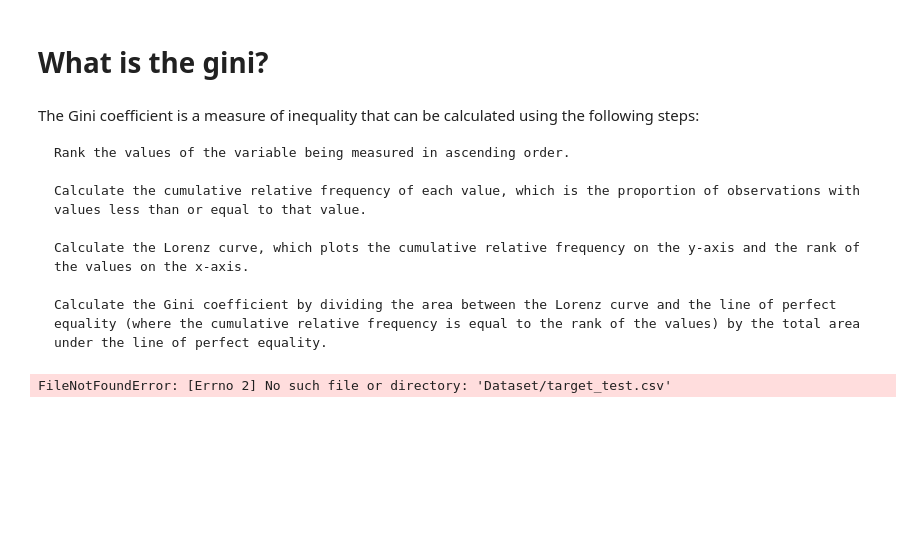
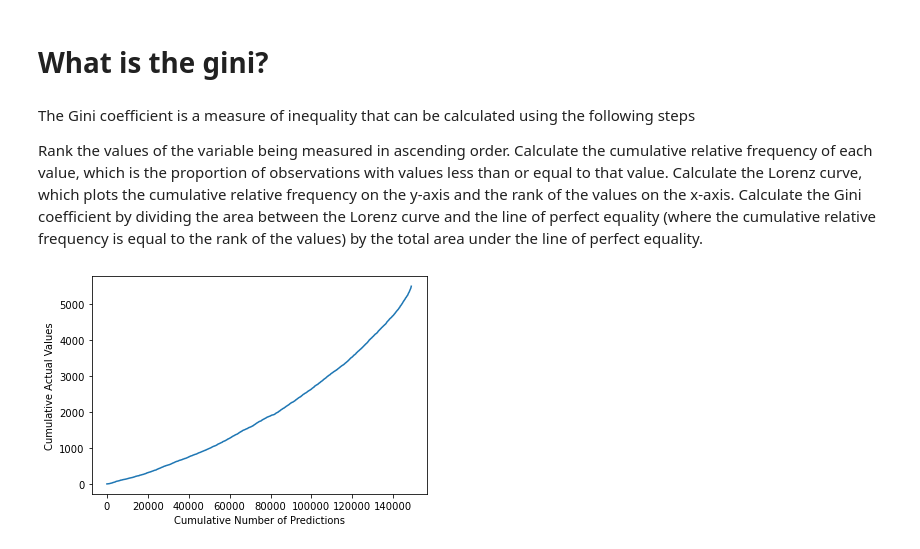
Before and after one commit to TBlainUoB/DST_Assessment1, a Jupyter notebook: Report/07- Evaluation.ipynb, the cells around one changed output. Cells and saved outputs as stored; diff of their text form; code cells hidden in the pictures; blank space fills up the shorter version.

Commit message:
added boosting results

```diff
--- a/Report/07- Evaluation.ipynb
+++ b/Report/07- Evaluation.ipynb
@@ -22,15 +26,12 @@ def gini(y_true, y_prob):
 # %% [markdown]
 # What is the gini?
 # %% [markdown]
-The Gini coefficient is a measure of inequality that can be calculated using the following steps:
+The Gini coefficient is a measure of inequality that can be calculated using the following steps
 
-    Rank the values of the variable being measured in ascending order.
-
-    Calculate the cumulative relative frequency of each value, which is the proportion of observations with values less than or equal to that value.
-
-    Calculate the Lorenz curve, which plots the cumulative relative frequency on the y-axis and the rank of the values on the x-axis.
-
-    Calculate the Gini coefficient by dividing the area between the Lorenz curve and the line of perfect equality (where the cumulative relative frequency is equal to the rank of the values) by the total area under the line of perfect equality.
+Rank the values of the variable being measured in ascending order.
+Calculate the cumulative relative frequency of each value, which is the proportion of observations with values less than or equal to that value.
+Calculate the Lorenz curve, which plots the cumulative relative frequency on the y-axis and the rank of the values on the x-axis.
+Calculate the Gini coefficient by dividing the area between the Lorenz curve and the line of perfect equality (where the cumulative relative frequency is equal to the rank of the values) by the total area under the line of perfect equality.
 # %%
 import matplotlib.pyplot as plt
 import pandas as pd
@@ -37,28 +40,18 @@ import pandas as pd
-# %%
-boosting_preds = pd.read_csv("Results/lgbm_bayesian_opt.csv")['target']
-targets = pd.read_csv("Dataset/target_test.csv")['target']
-
-
-
-# Combine the predictions and target values
-values = list(zip(boosting_preds, targets))
-
-# Sort the values in ascending order
-ranked_values = sorted(values)
-
-# Calculate the cumulative relative frequency
-cumulative_relative_frequency = ranked_values.cumsum() / len(ranked_values)
-# Calculate the normalized Gini coefficient
-
-gini = gini(targets, boosting_preds)
-
-# Create the scatter plot
-plt.scatter(ranked_values, cumulative_relative_frequency)
-
-# Create the line plot
-plt.plot(ranked_values, ranked_values)
-
-# Show the plot
-plt.show()
-# %% [output]
-FileNotFoundError: [Errno 2] No such file or directory: 'Dataset/target_test.csv'
+# %%
+boosting_preds = pd.read_csv("Results/lgbm_bayesian_opt.csv")['target'].values
+targets = pd.read_csv("Dataset/target_test.csv")['target'].values
+
+data = zip(targets, boosting_preds)
+sorted_data = sorted(data, key=lambda d: d[1])
+sorted_actual = [d[0] for d in sorted_data]
+
+# Sum up the actual values
+cumulative_actual = np.cumsum(sorted_actual)
+cumulative_index = np.arange(1, len(cumulative_actual)+1)
+
+plt.plot(cumulative_index, cumulative_actual)
+plt.xlabel('Cumulative Number of Predictions')
+plt.ylabel('Cumulative Actual Values')
+plt.show()
+# %% [output]
+[figure, added]
```
Also changed, not shown: parts of 5 cells of this notebook, 2 other files.
